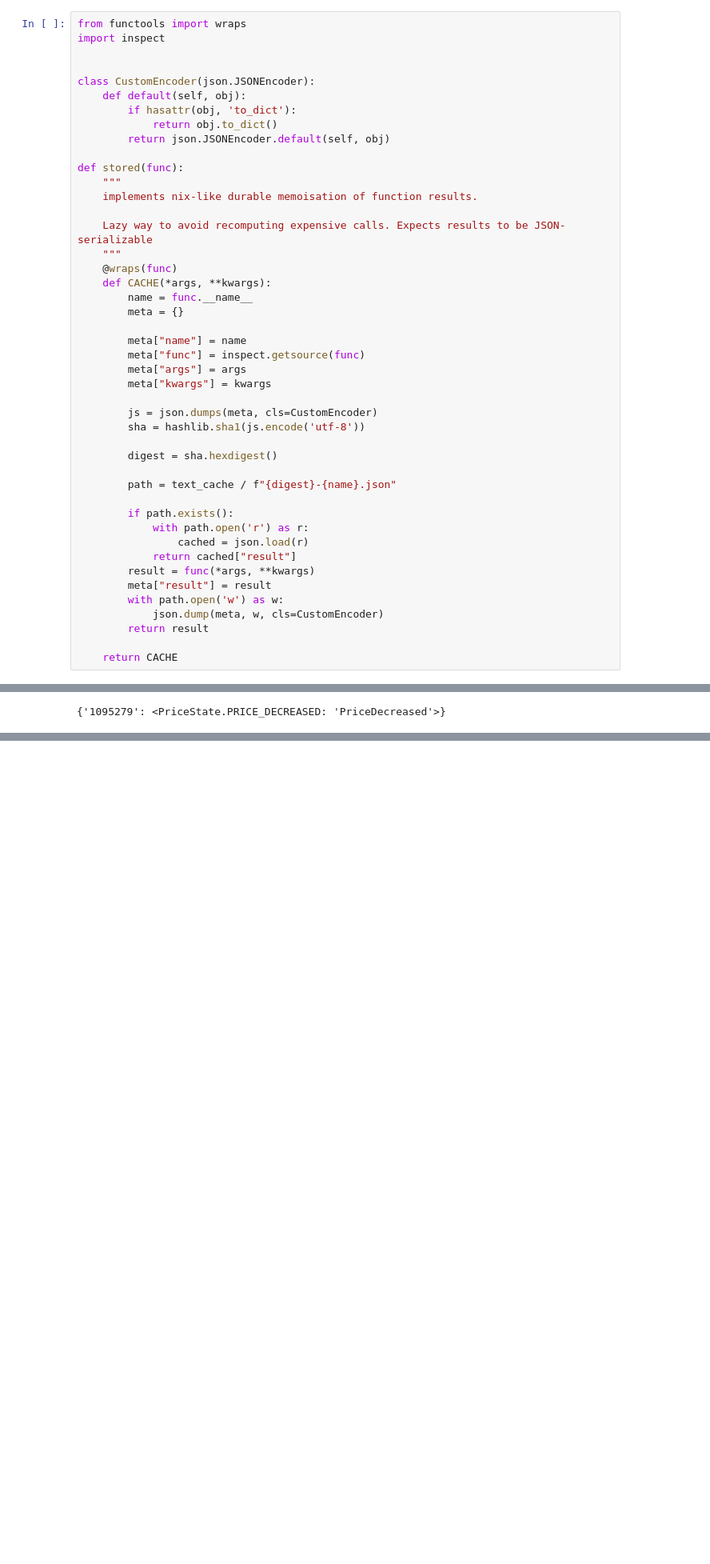
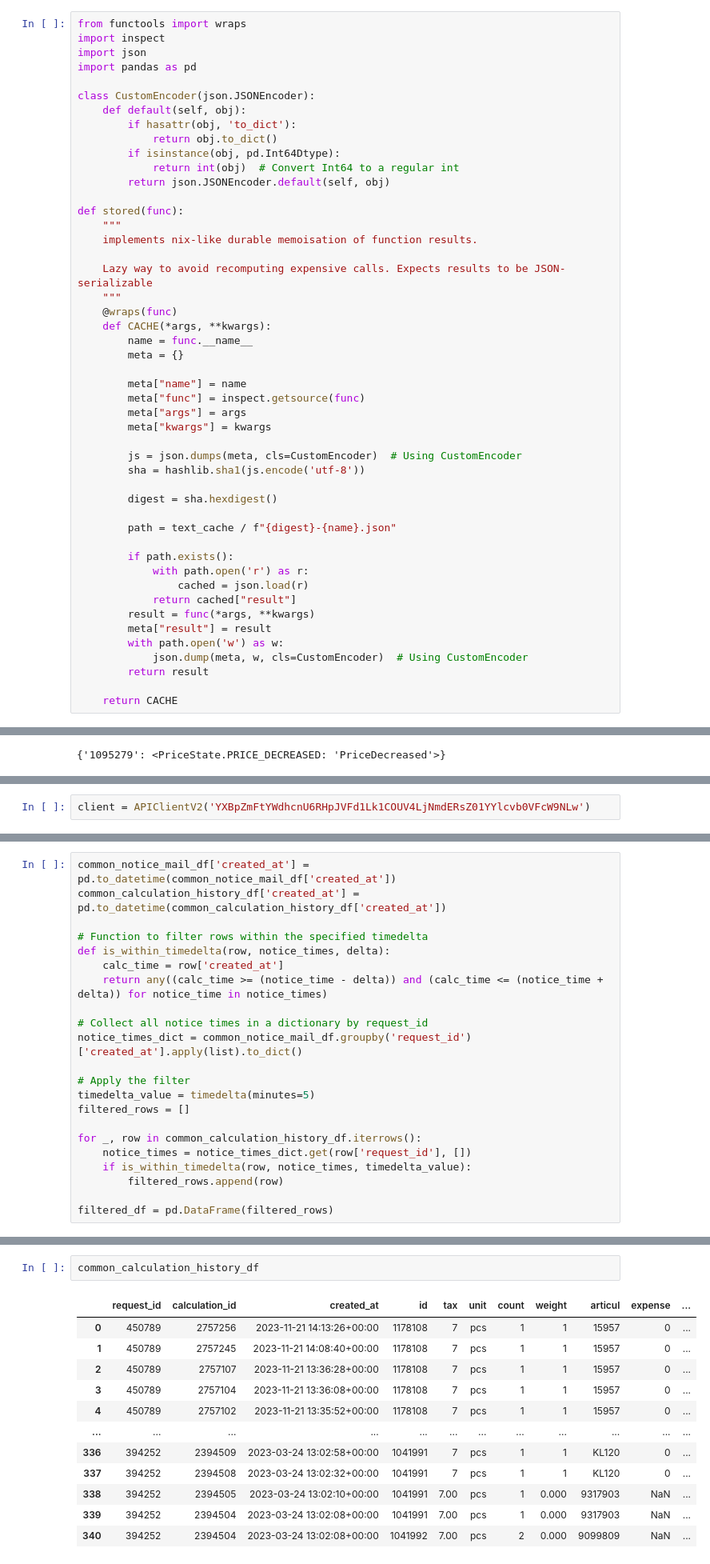
Before and after one commit to Valuamba/components_agent_sales, a Jupyter notebook: notebooks/famaga/DiscountProcessing_20240513.ipynb, the cells around one changed output, grey strips where cells are left out. Shown at 80% size. Cells and saved outputs as stored; diff of their text form; blank space fills up the shorter version.

```diff
--- a/notebooks/famaga/DiscountProcessing_20240513.ipynb
+++ b/notebooks/famaga/DiscountProcessing_20240513.ipynb
@@ -60,12 +60,15 @@ def email_to_text(path):
 # %%
 from functools import wraps
 import inspect
-
+import json
+import pandas as pd
 
 class CustomEncoder(json.JSONEncoder):
     def default(self, obj):
         if hasattr(obj, 'to_dict'):
             return obj.to_dict()
+        if isinstance(obj, pd.Int64Dtype):
+            return int(obj)  # Convert Int64 to a regular int
         return json.JSONEncoder.default(self, obj)
 
 def stored(func):
@@ -84,7 +87,7 @@ def stored(func):
         meta["args"] = args
         meta["kwargs"] = kwargs
 
-        js = json.dumps(meta, cls=CustomEncoder)
+        js = json.dumps(meta, cls=CustomEncoder)  # Using CustomEncoder
         sha = hashlib.sha1(js.encode('utf-8'))
 
         digest = sha.hexdigest()
@@ -98,7 +101,7 @@ def stored(func):
         result = func(*args, **kwargs)
         meta["result"] = result
         with path.open('w') as w:
-            json.dump(meta, w, cls=CustomEncoder)
+            json.dump(meta, w, cls=CustomEncoder)  # Using CustomEncoder
         return result
 
     return CACHE
@@ -1745,0 +2051,2 @@ customer_purchase_history
+# %%
+client = APIClientV2('YXBpZmFtYWdhcnU6RHpJVFd1Lk1COUV4LjNmdERsZ01YYlcvb0VFcW9NLw')
@@ -1745,0 +2216,22 @@ customer_purchase_history
+# %%
+common_notice_mail_df['created_at'] = pd.to_datetime(common_notice_mail_df['created_at'])
+common_calculation_history_df['created_at'] = pd.to_datetime(common_calculation_history_df['created_at'])
+
+# Function to filter rows within the specified timedelta
+def is_within_timedelta(row, notice_times, delta):
+    calc_time = row['created_at']
+    return any((calc_time >= (notice_time - delta)) and (calc_time <= (notice_time + delta)) for notice_time in notice_times)
+
+# Collect all notice times in a dictionary by request_id
+notice_times_dict = common_notice_mail_df.groupby('request_id')['created_at'].apply(list).to_dict()
+
+# Apply the filter
+timedelta_value = timedelta(minutes=5)
+filtered_rows = []
+
+for _, row in common_calculation_history_df.iterrows():
+    notice_times = notice_times_dict.get(row['request_id'], [])
+    if is_within_timedelta(row, notice_times, timedelta_value):
+        filtered_rows.append(row)
+
+filtered_df = pd.DataFrame(filtered_rows)
@@ -1745,0 +2290,15 @@ customer_purchase_history
+# %%
+common_calculation_history_df
+# %% [output]
+|  | request_id | calculation_id | created_at | id | tax | unit | count | weight | articul | expense | ... |
+| 0 | 450789 | 2757256 | 2023-11-21 14:13:26+00:00 | 1178108 | 7 | pcs | 1 | 1 | 15957 | 0 | ... |
+| 1 | 450789 | 2757245 | 2023-11-21 14:08:40+00:00 | 1178108 | 7 | pcs | 1 | 1 | 15957 | 0 | ... |
+| 2 | 450789 | 2757107 | 2023-11-21 13:36:28+00:00 | 1178108 | 7 | pcs | 1 | 1 | 15957 | 0 | ... |
+| 3 | 450789 | 2757104 | 2023-11-21 13:36:08+00:00 | 1178108 | 7 | pcs | 1 | 1 | 15957 | 0 | ... |
+| 4 | 450789 | 2757102 | 2023-11-21 13:35:52+00:00 | 1178108 | 7 | pcs | 1 | 1 | 15957 | 0 | ... |
+| ... | ... | ... | ... | ... | ... | ... | ... | ... | ... | ... | ... |
+| 336 | 394252 | 2394509 | 2023-03-24 13:02:58+00:00 | 1041991 | 7 | pcs | 1 | 1 | KL120 | 0 | ... |
+| 337 | 394252 | 2394508 | 2023-03-24 13:02:32+00:00 | 1041991 | 7 | pcs | 1 | 1 | KL120 | 0 | ... |
+| 338 | 394252 | 2394505 | 2023-03-24 13:02:10+00:00 | 1041991 | 7.00 | pcs | 1 | 0.000 | 9317903 | NaN | ... |
+| 339 | 394252 | 2394504 | 2023-03-24 13:02:08+00:00 | 1041991 | 7.00 | pcs | 1 | 0.000 | 9317903 | NaN | ... |
+| 340 | 394252 | 2394504 | 2023-03-24 13:02:08+00:00 | 1041992 | 7.00 | pcs | 2 | 0.000 | 9099809 | NaN | ... |
```
Also changed, not shown: parts of 26 cells of this notebook.
